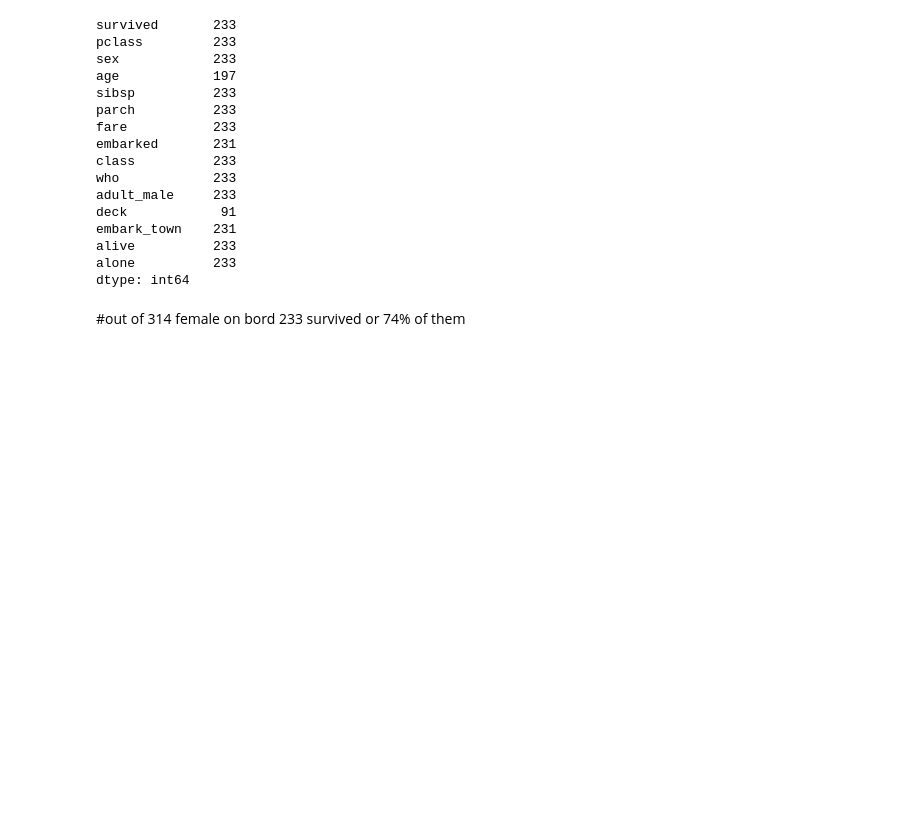
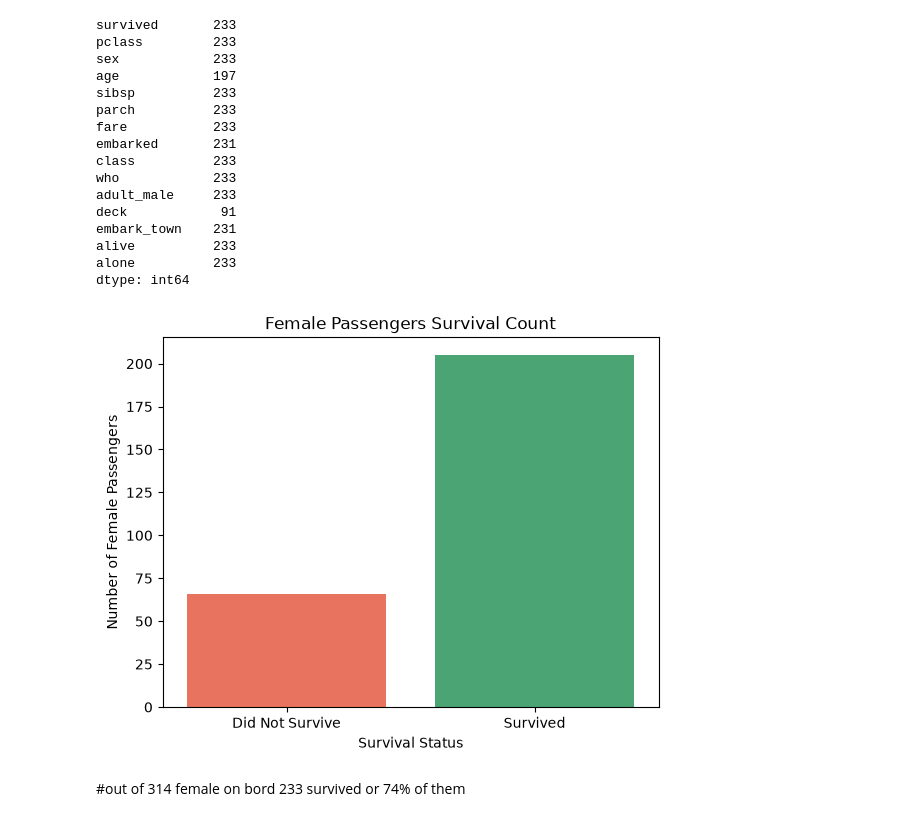
Before and after one commit to mel-pour/data_analyza_homework_01, a Jupyter notebook: home_work_01.ipynb, the cells around one changed output. Cells and saved outputs as stored; diff of their text form; code cells hidden in the pictures; blank space fills up the shorter version.

```diff
--- a/home_work_01.ipynb
+++ b/home_work_01.ipynb
@@ -132,6 +150,24 @@ embark_town    231
 alive          233
 alone          233
 dtype: int64
+# %%
+women = df[df['who'] == 'woman']
+sns.countplot(
+    data=women,
+    x='survived',
+    hue='survived',
+    palette={0: 'tomato', 1: 'mediumseagreen'},
+    legend=False
+)
+
+plt.xticks([0, 1], ['Did Not Survive', 'Survived'])
+plt.title('Female Passengers Survival Count')
+plt.xlabel('Survival Status')
+plt.ylabel('Number of Female Passengers')
+
+plt.show()
+# %% [output]
+[figure, added]
 # %% [markdown]
 #out of 314 female on bord 233 survived or 74% of them
 # %%
```
Also changed, not shown: parts of 9 cells of this notebook.
